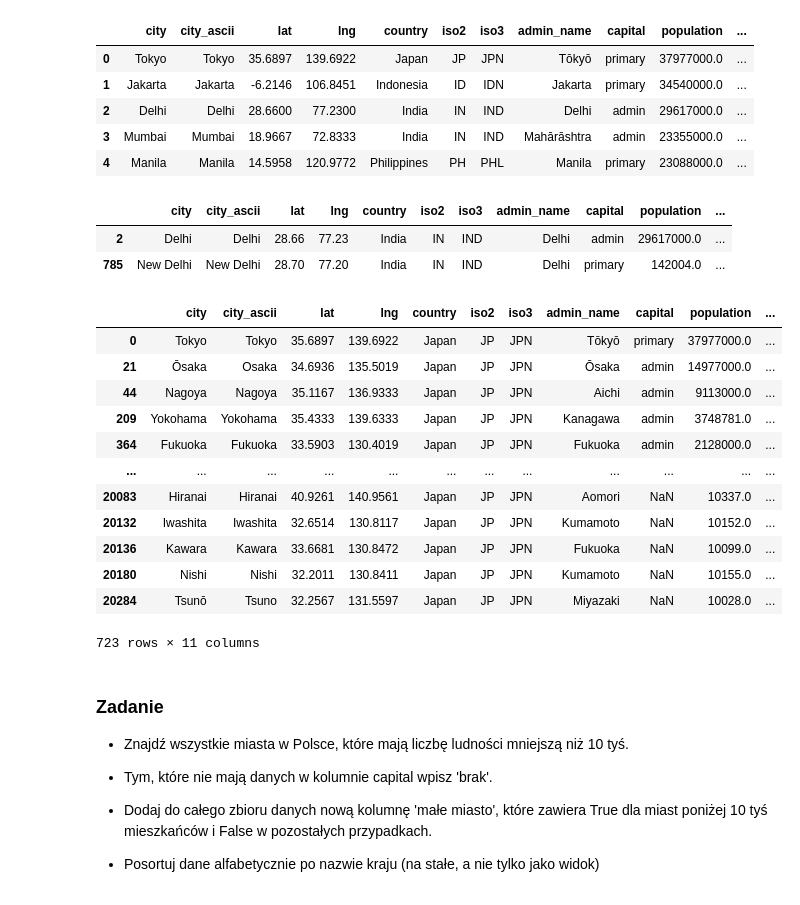
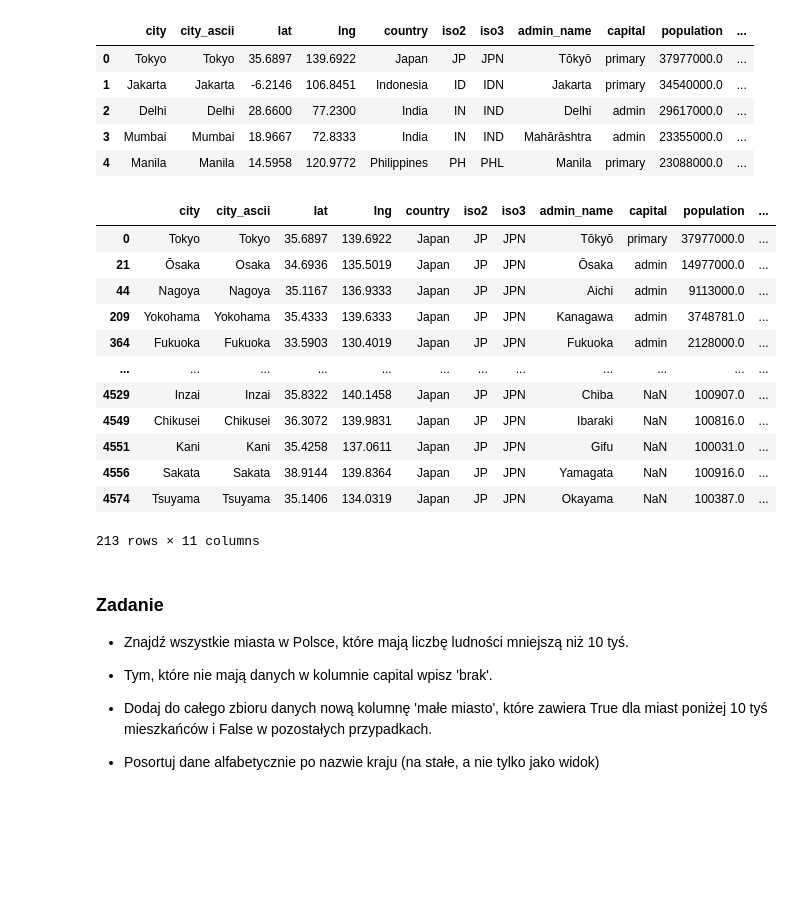
Before and after one commit to Aniaannaan/ObliczeniaNaukowe, a Jupyter notebook: Pandas2_live.ipynb, the cells around one changed output. Drawn from its saved outputs; the diff is of its cells as text; code cells hidden in the pictures; blank space fills up the shorter version.

```diff
--- a/Pandas2_live.ipynb
+++ b/Pandas2_live.ipynb
@@ -21,28 +21,22 @@ dane.head()
 | 2 | Delhi | Delhi | 28.6600 | 77.2300 | India | IN | IND | Delhi | admin | 29617000.0 | ... |
 | 3 | Mumbai | Mumbai | 18.9667 | 72.8333 | India | IN | IND | Mahārāshtra | admin | 23355000.0 | ... |
 | 4 | Manila | Manila | 14.5958 | 120.9772 | Philippines | PH | PHL | Manila | primary | 23088000.0 | ... |
-# %%
-dane[dane['admin_name']=='Delhi']
-# %% [output]
-|  | city | city_ascii | lat | lng | country | iso2 | iso3 | admin_name | capital | population | ... |
-| 2 | Delhi | Delhi | 28.66 | 77.23 | India | IN | IND | Delhi | admin | 29617000.0 | ... |
-| 785 | New Delhi | New Delhi | 28.70 | 77.20 | India | IN | IND | Delhi | primary | 142004.0 | ... |
 # %%
-dane[(dane['country']=='Japan')&(dane['population']>10000)]
+dane[(dane['country']=='Japan')&(dane['population']>100000)]
 # %% [output]
 |  | city | city_ascii | lat | lng | country | iso2 | iso3 | admin_name | capital | population | ... |
 | 0 | Tokyo | Tokyo | 35.6897 | 139.6922 | Japan | JP | JPN | Tōkyō | primary | 37977000.0 | ... |
 | 21 | Ōsaka | Osaka | 34.6936 | 135.5019 | Japan | JP | JPN | Ōsaka | admin | 14977000.0 | ... |
 | 44 | Nagoya | Nagoya | 35.1167 | 136.9333 | Japan | JP | JPN | Aichi | admin | 9113000.0 | ... |
 | 209 | Yokohama | Yokohama | 35.4333 | 139.6333 | Japan | JP | JPN | Kanagawa | admin | 3748781.0 | ... |
 | 364 | Fukuoka | Fukuoka | 33.5903 | 130.4019 | Japan | JP | JPN | Fukuoka | admin | 2128000.0 | ... |
 | ... | ... | ... | ... | ... | ... | ... | ... | ... | ... | ... | ... |
-| 20083 | Hiranai | Hiranai | 40.9261 | 140.9561 | Japan | JP | JPN | Aomori | NaN | 10337.0 | ... |
-| 20132 | Iwashita | Iwashita | 32.6514 | 130.8117 | Japan | JP | JPN | Kumamoto | NaN | 10152.0 | ... |
-| 20136 | Kawara | Kawara | 33.6681 | 130.8472 | Japan | JP | JPN | Fukuoka | NaN | 10099.0 | ... |
-| 20180 | Nishi | Nishi | 32.2011 | 130.8411 | Japan | JP | JPN | Kumamoto | NaN | 10155.0 | ... |
-| 20284 | Tsunō | Tsuno | 32.2567 | 131.5597 | Japan | JP | JPN | Miyazaki | NaN | 10028.0 | ... |
+| 4529 | Inzai | Inzai | 35.8322 | 140.1458 | Japan | JP | JPN | Chiba | NaN | 100907.0 | ... |
+| 4549 | Chikusei | Chikusei | 36.3072 | 139.9831 | Japan | JP | JPN | Ibaraki | NaN | 100816.0 | ... |
+| 4551 | Kani | Kani | 35.4258 | 137.0611 | Japan | JP | JPN | Gifu | NaN | 100031.0 | ... |
+| 4556 | Sakata | Sakata | 38.9144 | 139.8364 | Japan | JP | JPN | Yamagata | NaN | 100916.0 | ... |
+| 4574 | Tsuyama | Tsuyama | 35.1406 | 134.0319 | Japan | JP | JPN | Okayama | NaN | 100387.0 | ... |
-723 rows × 11 columns
+213 rows × 11 columns
 # %% [markdown]
 
 ### Zadanie
```
Also changed, not shown: parts of 32 cells of this notebook.
